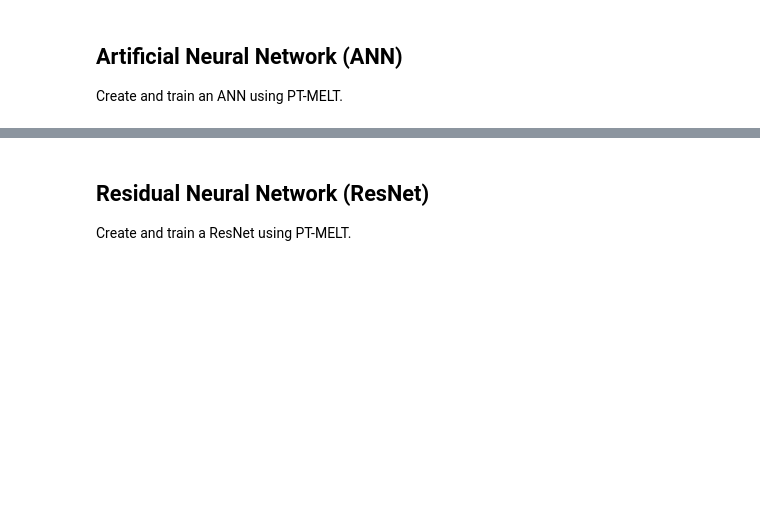
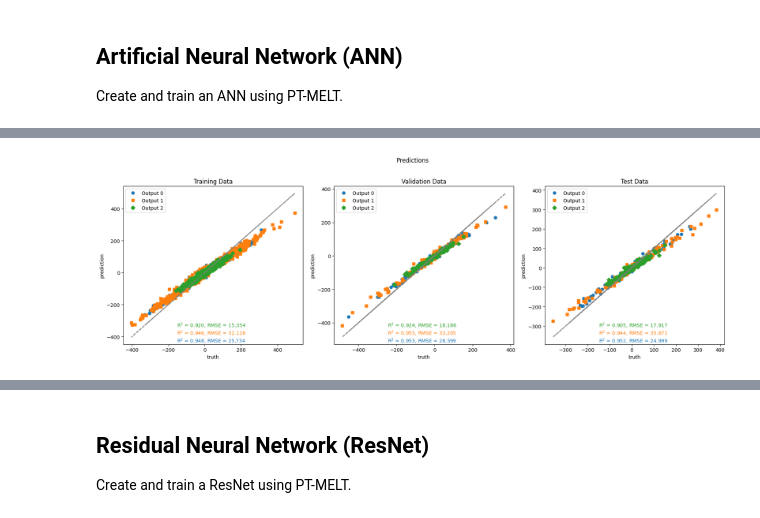
Before and after one commit to NREL/pt-melt, a Jupyter notebook: examples/regression.ipynb, the cells around one changed output, grey strips where cells are left out. Saved outputs shown, nothing was run; the diff lists cells and outputs as text; code cells hidden in the pictures; blank space fills up the shorter version.

```diff
--- a/examples/regression.ipynb
+++ b/examples/regression.ipynb
@@ -272,0 +191,14 @@ plt.show()
+# %%
+from ptmelt.utils.evaluation import make_predictions
+
+# Evaluate the model performance on train, validation, and test data
+pred_train = make_predictions(ann_model, x_train, y_normalizer=y_normalizer, unnormalize=True)
+pred_val = make_predictions(ann_model, x_val, y_normalizer=y_normalizer, unnormalize=True)
+pred_test = make_predictions(ann_model, x_test, y_normalizer=y_normalizer, unnormalize=True)
+# %%
+from ptmelt.utils.visualization import plot_predictions
+
+# Plot the predictions
+plot_predictions(pred_train, y_train_real, pred_val, y_val_real, pred_test, y_test_real)
+# %% [output]
+[figure, added]
```
Also changed, not shown: parts of 25 cells of this notebook, 8 other files.
